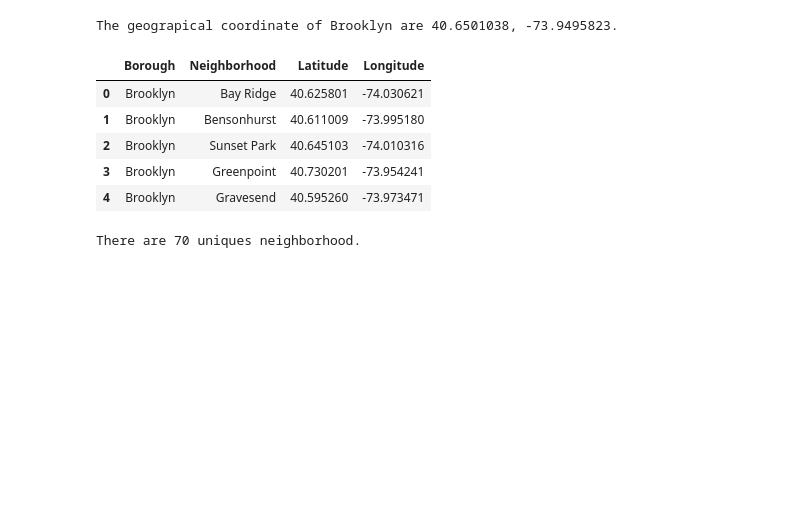
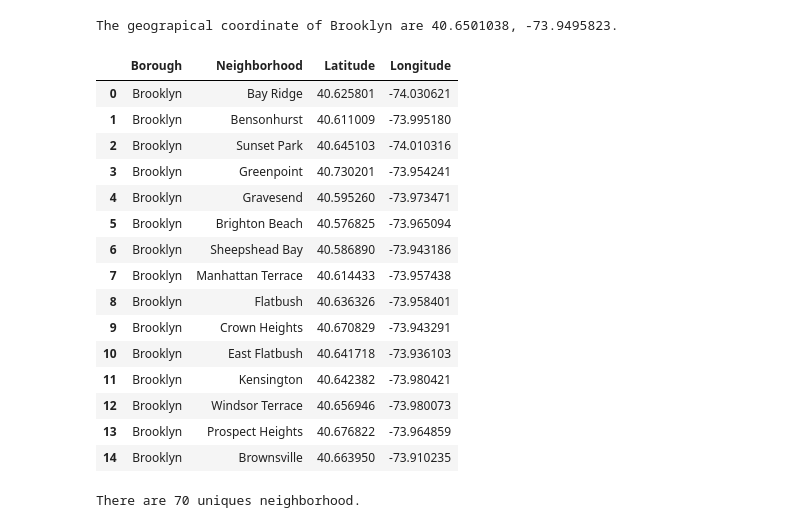
Before and after one commit to abrokate/ibm-data-science, a Jupyter notebook: applied-data-science-capstone/week-5/Capstone Project – The Battle of Neighborhoods - Finding a good place in Brooklyn, New York City.ipynb, the cells around one changed output. Cells and saved outputs as stored; diff of their text form; code cells hidden in the pictures; blank space fills up the shorter version.

```diff
--- a/applied-data-science-capstone/week-5/Capstone Project – The Battle of Neighborhoods - Finding a good place in Brooklyn, New York City.ipynb
+++ b/applied-data-science-capstone/week-5/Capstone Project – The Battle of Neighborhoods - Finding a good place in Brooklyn, New York City.ipynb
@@ -113,14 +113,24 @@ print('The geograpical coordinate of Brooklyn are {}, {}.'.format(latitude, long
 The geograpical coordinate of Brooklyn are 40.6501038, -73.9495823.
 # %%
 brooklyn_data = neighborhoods[neighborhoods['Borough'] == 'Brooklyn'].reset_index(drop=True)
-brooklyn_data.head()
+brooklyn_data.head(15)
 # %% [output]
 |  | Borough | Neighborhood | Latitude | Longitude |
 | 0 | Brooklyn | Bay Ridge | 40.625801 | -74.030621 |
 | 1 | Brooklyn | Bensonhurst | 40.611009 | -73.995180 |
 | 2 | Brooklyn | Sunset Park | 40.645103 | -74.010316 |
 | 3 | Brooklyn | Greenpoint | 40.730201 | -73.954241 |
 | 4 | Brooklyn | Gravesend | 40.595260 | -73.973471 |
+| 5 | Brooklyn | Brighton Beach | 40.576825 | -73.965094 |
+| 6 | Brooklyn | Sheepshead Bay | 40.586890 | -73.943186 |
+| 7 | Brooklyn | Manhattan Terrace | 40.614433 | -73.957438 |
+| 8 | Brooklyn | Flatbush | 40.636326 | -73.958401 |
+| 9 | Brooklyn | Crown Heights | 40.670829 | -73.943291 |
+| 10 | Brooklyn | East Flatbush | 40.641718 | -73.936103 |
+| 11 | Brooklyn | Kensington | 40.642382 | -73.980421 |
+| 12 | Brooklyn | Windsor Terrace | 40.656946 | -73.980073 |
+| 13 | Brooklyn | Prospect Heights | 40.676822 | -73.964859 |
+| 14 | Brooklyn | Brownsville | 40.663950 | -73.910235 |
 # %%
 print('There are {} uniques neighborhood.'.format(len(brooklyn_data['Neighborhood'].unique())))
 # %% [output]
```
Also changed, not shown: parts of 6 cells of this notebook, 2 other files.
